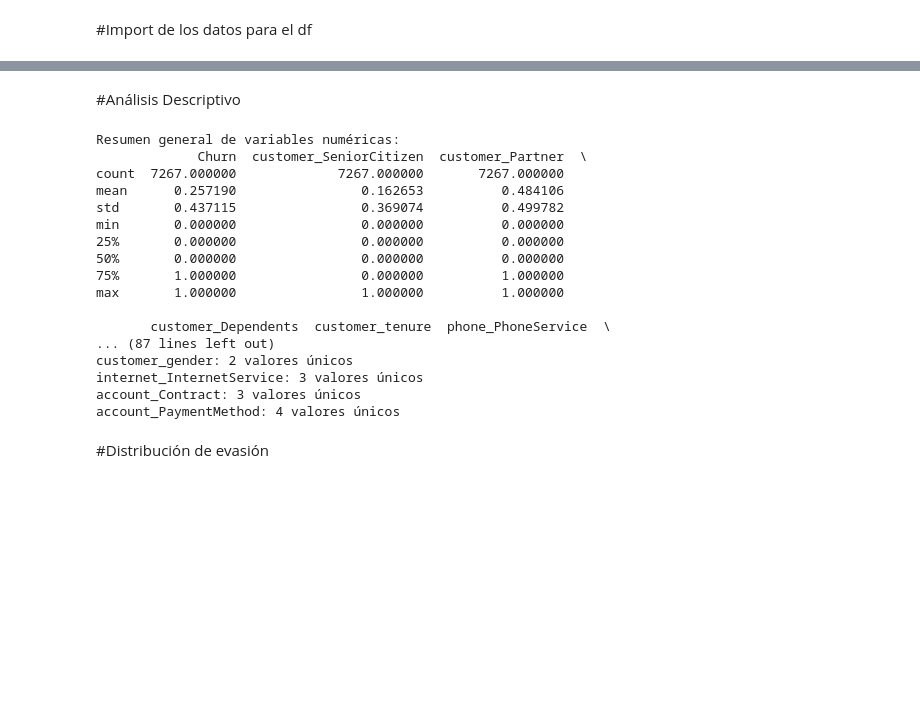
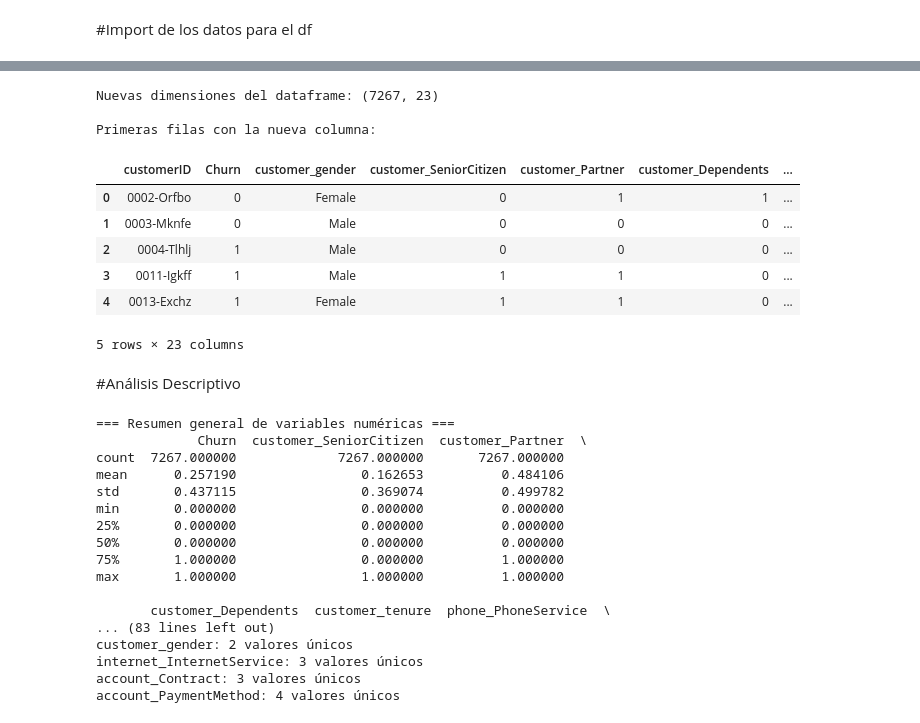
Before and after one commit to maufonseca18/Challenge_TelecomX_alura, a Jupyter notebook: Challenge_telecom_x_alura.ipynb, the cells around one changed output, grey strips where cells are left out. Drawn from its saved outputs; the diff is of its cells as text; code cells hidden in the pictures; blank space fills up the shorter version.

```diff
--- a/Challenge_telecom_x_alura.ipynb
+++ b/Challenge_telecom_x_alura.ipynb
@@ -188,0 +66,19 @@ dtype: int64
+# %%
+for columna in df.select_dtypes(include='object').columns: #limpieza de texto
+    df[columna] = df[columna].astype(str).str.strip().str.title()
+
+columnas_binarias = [
+    'customer_Partner', 'customer_Dependents',
+    'phone_PhoneService', 'phone_MultipleLines',
+    'internet_OnlineSecurity', 'internet_OnlineBackup',
+    'internet_DeviceProtection', 'internet_TechSupport',
+    'internet_StreamingTV', 'internet_StreamingMovies',
+    'account_PaperlessBilling', 'Churn'
+] #Todo a y\n
+mapa_binario = {'Yes': 1, 'No': 0}
+for columna in columnas_binarias:
+    if columna in df.columns:
+        # Tratar casos especiales: "No Internet Service" o "No Phone Service"
+        df[columna] = df[columna].replace(['No Internet Service', 'No Phone Service'], 'No')
+        # Mapear a 1/0
+        df[columna] = df[columna].map(mapa_binario).fillna(0).astype(int)
@@ -189,33 +114,40 @@ dtype: int64
+# %%
+#Gasto díario
+df['daily_expenses'] = df['account_Charges_Monthly'] / 30
+print("Nuevas dimensiones del dataframe:", df.shape)
+print("\nPrimeras filas con la nueva columna:")
+df.head()
+# %% [output]
+Nuevas dimensiones del dataframe: (7267, 23)
+
+Primeras filas con la nueva columna:
+|  | customerID | Churn | customer_gender | customer_SeniorCitizen | customer_Partner | customer_Dependents | ... |
+| 0 | 0002-Orfbo | 0 | Female | 0 | 1 | 1 | ... |
+| 1 | 0003-Mknfe | 0 | Male | 0 | 0 | 0 | ... |
+| 2 | 0004-Tlhlj | 1 | Male | 0 | 0 | 0 | ... |
+| 3 | 0011-Igkff | 1 | Male | 1 | 1 | 0 | ... |
+| 4 | 0013-Exchz | 1 | Female | 1 | 1 | 0 | ... |
+5 rows × 23 columns
 # %% [markdown]
 #Análisis Descriptivo
 # %%
-#Resumen General
-print('Resumen general de variables numéricas:')
-print(datos.describe())
+print("=== Resumen general de variables numéricas ===")
+print(df.describe()) #Resumen estadístico general
 
-#Mediana
-print('\nMediana de variables numéricas:')
-print(datos.median(numeric_only=True))
+print("\n=== Mediana de variables numéricas ===")
+print(df.median(numeric_only=True))#Mediana de las variables numéricas
 
-#Churn
-print("\nDistribución de Churn (clientes que se dieron de baja vs activos):")
-print(datos['Churn'].value_counts(normalize=True) * 100)
+print("\n=== Distribución de Churn (clientes activos vs evasión) ===")
+print(df['Churn'].value_counts(normalize=True) * 100)# Distribución de Churn
 
-#Medidas adicionales de interés
-print("\nMedia de cargos mensuales y totales:")
-print(f"Promedio mensual: {datos['account_Charges.Monthly'].mean():.2f}")
-print(f"Promedio total: {datos['account_Charges.Total'].mean():.2f}")
+print("\n=== Tenure promedio según Churn ===")
+print(df.groupby('Churn')['customer_tenure'].mean())#Tenure promedio por estado de Churn
 
-#Relación básica entre tenure y churn (tiempo vs bajas)
-print("\nTenure promedio por estado de Churn:")
-print(datos.groupby('Churn')['customer_tenure'].mean())
-
-#Identificación de columnas categóricas y su cardinalidad
-print("\nCardinalidad de columnas categóricas:")
-for col in datos.select_dtypes(include='object').columns:
-    print(f"{col}: {datos[col].nunique()} valores únicos")
+print("\n=== Cardinalidad de columnas categóricas ===")
+for columna in df.select_dtypes(include='object').columns:
+    print(f"{columna}: {df[columna].nunique()} valores únicos")#Cardinalidad de variables categóricas
 # %% [output]
-Resumen general de variables numéricas:
+=== Resumen general de variables numéricas ===
              Churn  customer_SeniorCitizen  customer_Partner  \
 count  7267.000000             7267.000000       7267.000000
 mean      0.257190                0.162653          0.484106
@@ -227,10 +159,8 @@ min       0.000000                0.000000          0.000000
 max       1.000000                1.000000          1.000000
 
        customer_Dependents  customer_tenure  phone_PhoneService  \
-... (87 lines left out)
+... (83 lines left out)
 customer_gender: 2 valores únicos
 internet_InternetService: 3 valores únicos
 account_Contract: 3 valores únicos
 account_PaymentMethod: 4 valores únicos
-# %% [markdown]
-#Distribución de evasión
```
Also changed, not shown: parts of 25 cells of this notebook.
